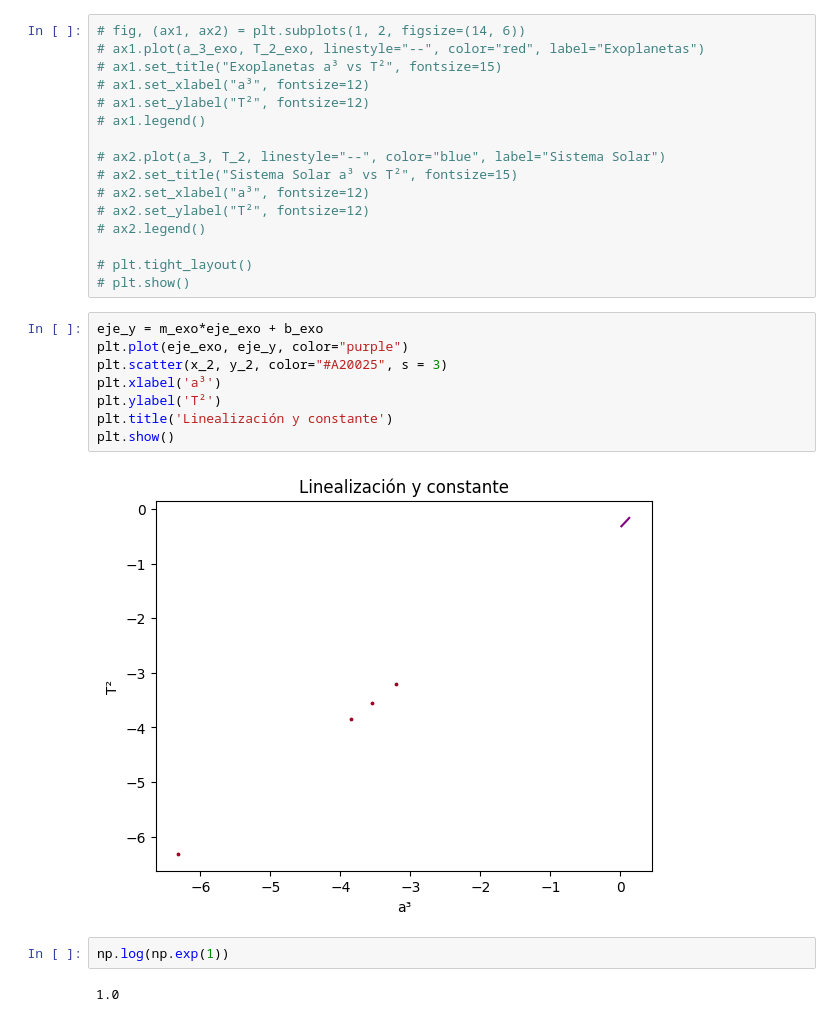
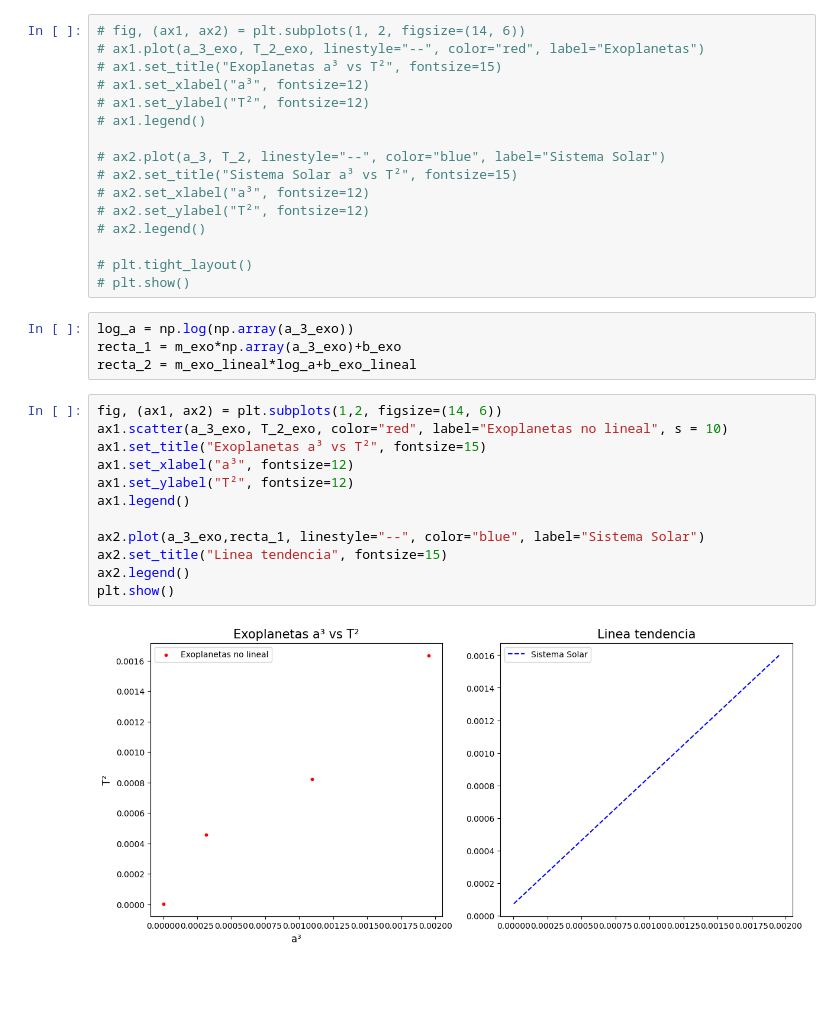
Before and after one commit to Mae2134/DatosFis2_Exo, a Jupyter notebook: Cod_Datos_2_2.ipynb, the cells around one changed output. Drawn from its saved outputs; the diff is of its cells as text; blank space fills up the shorter version.

```diff
--- a/Cod_Datos_2_2.ipynb
+++ b/Cod_Datos_2_2.ipynb
@@ -363,17 +378,21 @@ y = (1.3686540416817123 +- 0.0814463072811417)x + (-0.3350295357059096 +- 0.0726
 
 # plt.tight_layout()
 # plt.show()
-# %%
-eje_y = m_exo*eje_exo + b_exo
-plt.plot(eje_exo, eje_y, color="purple")
-plt.scatter(x_2, y_2, color="#A20025", s = 3)
-plt.xlabel('a³')
-plt.ylabel('T²')
-plt.title('Linealización y constante')
-plt.show()
-# %% [output]
-[figure, removed]
-# %%
-np.log(np.exp(1))
-# %% [output]
-1.0
+# %%
+log_a = np.log(np.array(a_3_exo))
+recta_1 = m_exo*np.array(a_3_exo)+b_exo
+recta_2 = m_exo_lineal*log_a+b_exo_lineal
+# %%
+fig, (ax1, ax2) = plt.subplots(1,2, figsize=(14, 6))
+ax1.scatter(a_3_exo, T_2_exo, color="red", label="Exoplanetas no lineal", s = 10)
+ax1.set_title("Exoplanetas a³ vs T²", fontsize=15)
+ax1.set_xlabel("a³", fontsize=12)
+ax1.set_ylabel("T²", fontsize=12)
+ax1.legend()
+
+ax2.plot(a_3_exo,recta_1, linestyle="--", color="blue", label="Sistema Solar")
+ax2.set_title("Linea tendencia", fontsize=15)
+ax2.legend()
+plt.show()
+# %% [output]
+[figure, added]
```
Also changed, not shown: parts of 14 cells of this notebook.
